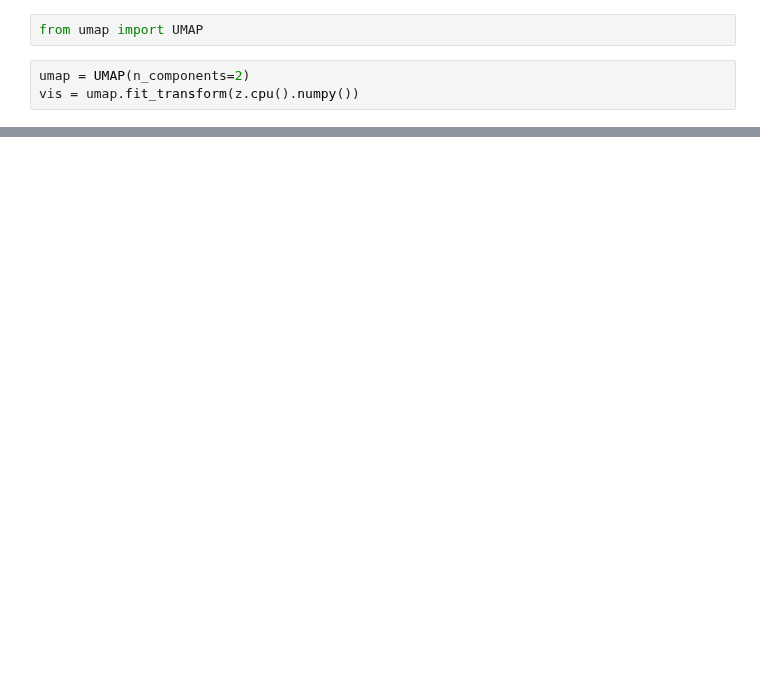
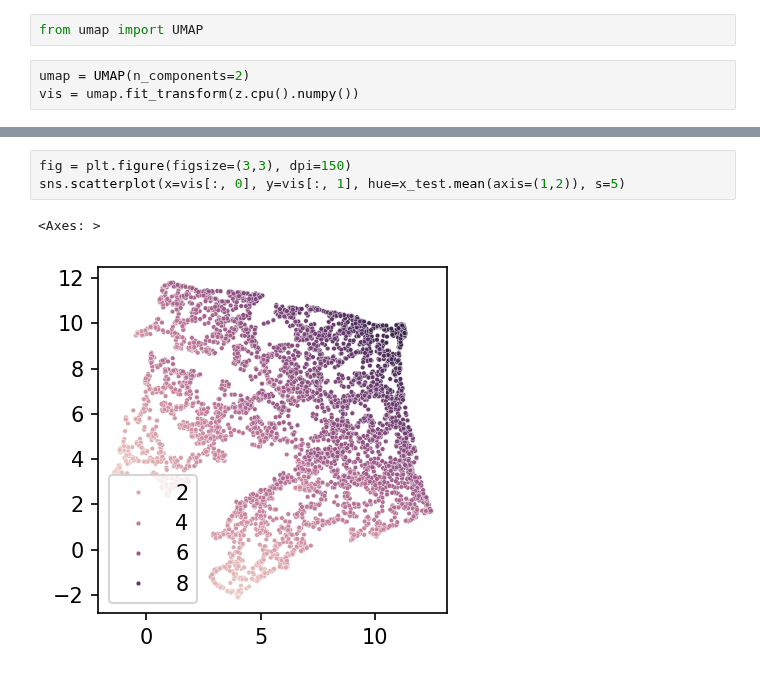
Before and after one commit to njwfish/DistributionEmbeddings, a Jupyter notebook: normal_pois_blend.ipynb, the cells around one changed output, grey strips where cells are left out. Saved outputs shown, nothing was run; the diff lists cells and outputs as text; blank space fills up the shorter version.

```diff
--- a/normal_pois_blend.ipynb
+++ b/normal_pois_blend.ipynb
@@ -88,0 +100,6 @@ sns.scatterplot(x=vis[:, 0], y=vis[:, 1], hue=test_labels, s=5)
+# %%
+fig = plt.figure(figsize=(3,3), dpi=150)
+sns.scatterplot(x=vis[:, 0], y=vis[:, 1], hue=x_test.mean(axis=(1,2)), s=5)
+# %% [output]
+<Axes: >
+[figure, added]
```
Also changed, not shown: parts of 10 cells of this notebook, 2 other files.
